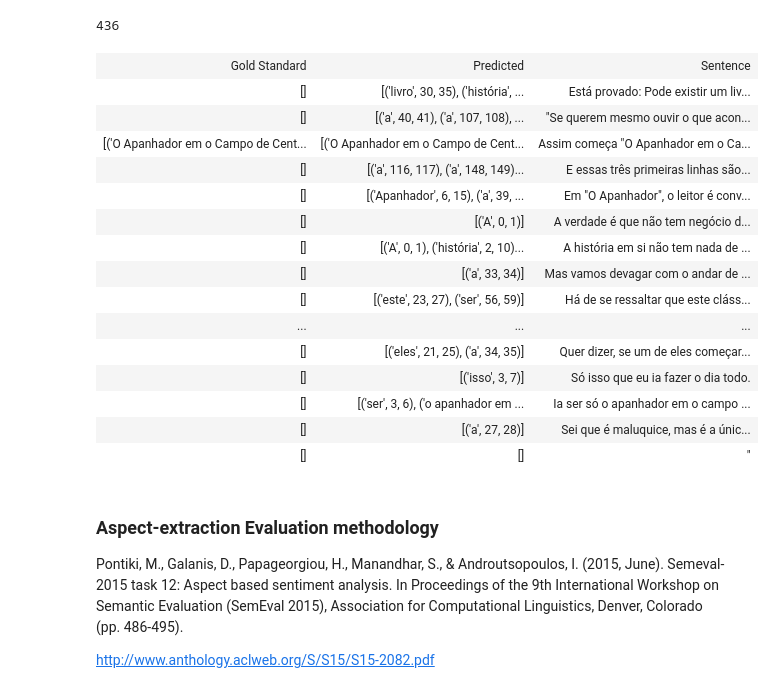
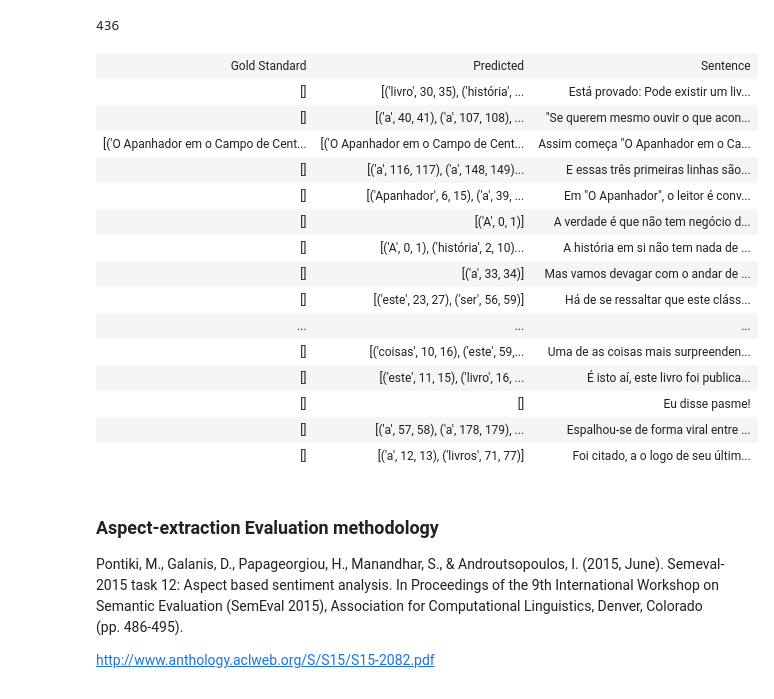
Before and after one commit to pedrobalage/ABSA_Experiments, a Jupyter notebook: 3_FrequencyBased/31_ReLi_AspectFrequency.ipynb, the cells around one changed output. Cells and saved outputs as stored; diff of their text form; code cells hidden in the pictures.

```diff
--- a/3_FrequencyBased/31_ReLi_AspectFrequency.ipynb
+++ b/3_FrequencyBased/31_ReLi_AspectFrequency.ipynb
@@ -83,30 +83,30 @@ for sentence_node in testset.iter('sentence'):
     prediction.append(text_opinions)
 # %%
 data = [['Gold Standard', 'Predicted', 'Sentence']]
-for index, (gold, pred) in enumerate(list(zip(test_gold, prediction))[:100]):
+for index, (gold, pred) in enumerate(list(zip(test_gold, prediction))[:20]):
     sentence = list(testset.iter('sentence'))[index].xpath('./text/text()')[0]
     data.append([gold, pred, sentence])
 
 ipy_table.make_table(data)
 ipy_table.set_global_style(wrap=True)
 ipy_table.apply_theme('basic')
 # %% [output]
 | Gold Standard | Predicted | Sentence |
 | [] | [('livro', 30, 35), ('história', ... | Está provado: Pode existir um liv... |
 | [] | [('a', 40, 41), ('a', 107, 108), ... | "Se querem mesmo ouvir o que acon... |
 | [('O Apanhador em o Campo de Cent... | [('O Apanhador em o Campo de Cent... | Assim começa "O Apanhador em o Ca... |
 | [] | [('a', 116, 117), ('a', 148, 149)... | E essas três primeiras linhas são... |
 | [] | [('Apanhador', 6, 15), ('a', 39, ... | Em "O Apanhador", o leitor é conv... |
 | [] | [('A', 0, 1)] | A verdade é que não tem negócio d... |
 | [] | [('A', 0, 1), ('história', 2, 10)... | A história em si não tem nada de ... |
 | [] | [('a', 33, 34)] | Mas vamos devagar com o andar de ... |
 | [] | [('este', 23, 27), ('ser', 56, 59)] | Há de se ressaltar que este cláss... |
 | ... | ... | ... |
-| [] | [('eles', 21, 25), ('a', 34, 35)] | Quer dizer, se um de eles começar... |
-| [] | [('isso', 3, 7)] | Só isso que eu ia fazer o dia todo. |
-| [] | [('ser', 3, 6), ('o apanhador em ... | Ia ser só o apanhador em o campo ... |
-| [] | [('a', 27, 28)] | Sei que é maluquice, mas é a únic... |
-| [] | [] | " |
+| [] | [('coisas', 10, 16), ('este', 59,... | Uma de as coisas mais surpreenden... |
+| [] | [('este', 11, 15), ('livro', 16, ... | É isto aí, este livro foi publica... |
+| [] | [] | Eu disse pasme! |
+| [] | [('a', 57, 58), ('a', 178, 179), ... | Espalhou-se de forma viral entre ... |
+| [] | [('a', 12, 13), ('livros', 71, 77)] | Foi citado, a o logo de seu últim... |
 # %% [markdown]
 ### Aspect-extraction Evaluation methodology
 
```
Also changed, not shown: parts of 17 cells of this notebook, 2 other files.
